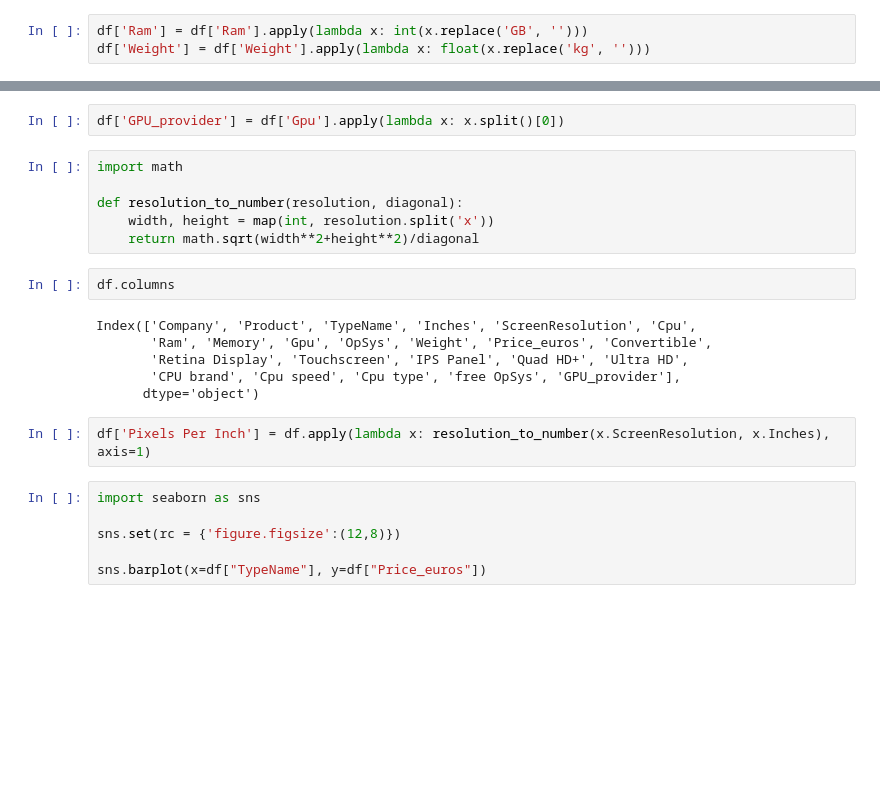
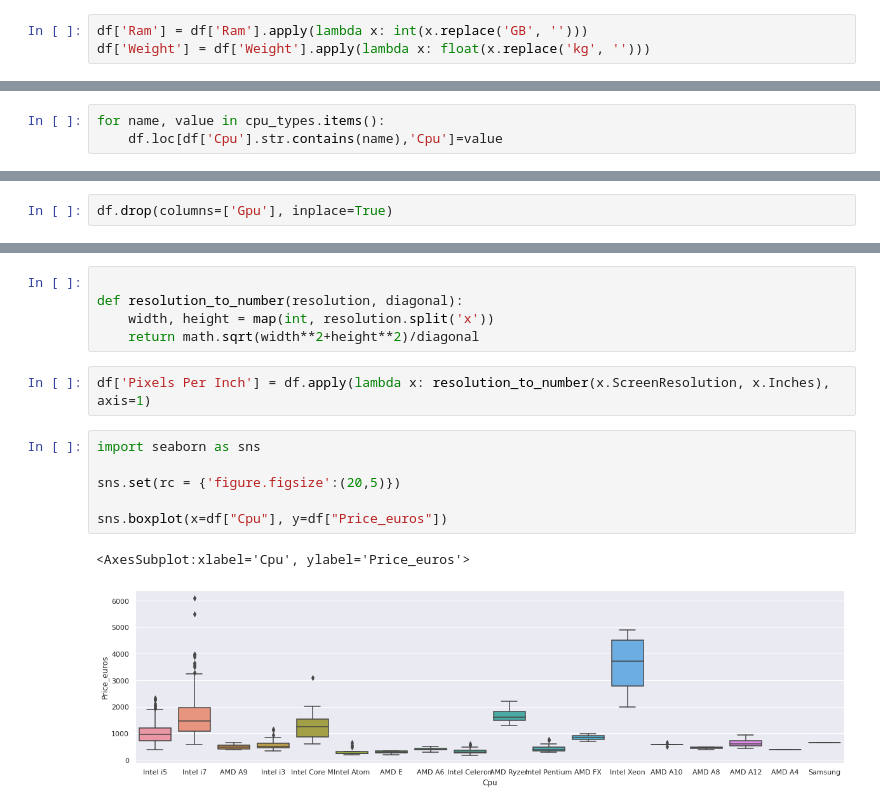
Before and after one commit to SayatP/Laptop-price-prediction, a Jupyter notebook: Notebook.ipynb, the cells around one changed output, grey strips where cells are left out. Cells and saved outputs as stored; diff of their text form; blank space fills up the shorter version.

```diff
--- a/Notebook.ipynb
+++ b/Notebook.ipynb
@@ -78,0 +60,3 @@ Name: Cpu, dtype: object
+# %%
+for name, value in cpu_types.items():
+    df.loc[df['Cpu'].str.contains(name),'Cpu']=value
@@ -78,0 +71,2 @@ Name: Cpu, dtype: object
+# %%
+df.drop(columns=['Gpu'], inplace=True)
@@ -121,24 +100,16 @@ Warning: Total number of columns (24) exceeds max_columns (20) limiting to first
-# %%
-df['GPU_provider'] = df['Gpu'].apply(lambda x: x.split()[0])
 # %%
-import math
 
 def resolution_to_number(resolution, diagonal):
     width, height = map(int, resolution.split('x'))
     return math.sqrt(width**2+height**2)/diagonal
-# %%
-df.columns
-# %% [output]
-Index(['Company', 'Product', 'TypeName', 'Inches', 'ScreenResolution', 'Cpu',
-       'Ram', 'Memory', 'Gpu', 'OpSys', 'Weight', 'Price_euros', 'Convertible',
-       'Retina Display', 'Touchscreen', 'IPS Panel', 'Quad HD+', 'Ultra HD',
-       'CPU brand', 'Cpu speed', 'Cpu type', 'free OpSys', 'GPU_provider'],
-      dtype='object')
 # %%
 df['Pixels Per Inch'] = df.apply(lambda x: resolution_to_number(x.ScreenResolution, x.Inches), axis=1)
 # %%
 import seaborn as sns
 
-sns.set(rc = {'figure.figsize':(12,8)})
+sns.set(rc = {'figure.figsize':(20,5)})
 
-sns.barplot(x=df["TypeName"], y=df["Price_euros"])
+sns.boxplot(x=df["Cpu"], y=df["Price_euros"])
+# %% [output]
+<AxesSubplot:xlabel='Cpu', ylabel='Price_euros'>
+[figure, added]
```
Also changed, not shown: parts of 54 cells of this notebook.
